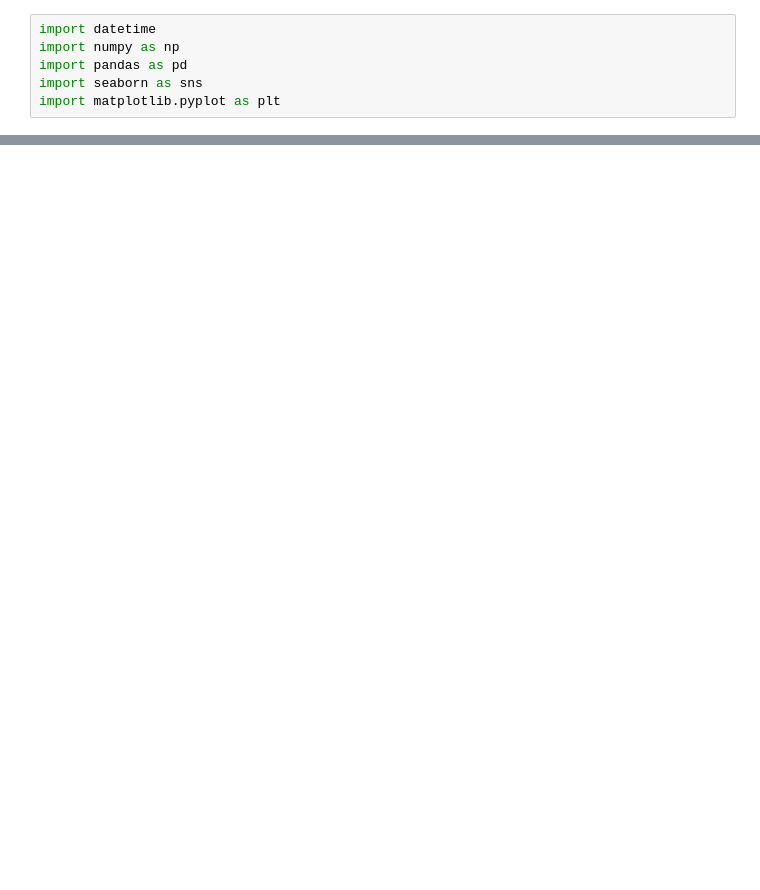
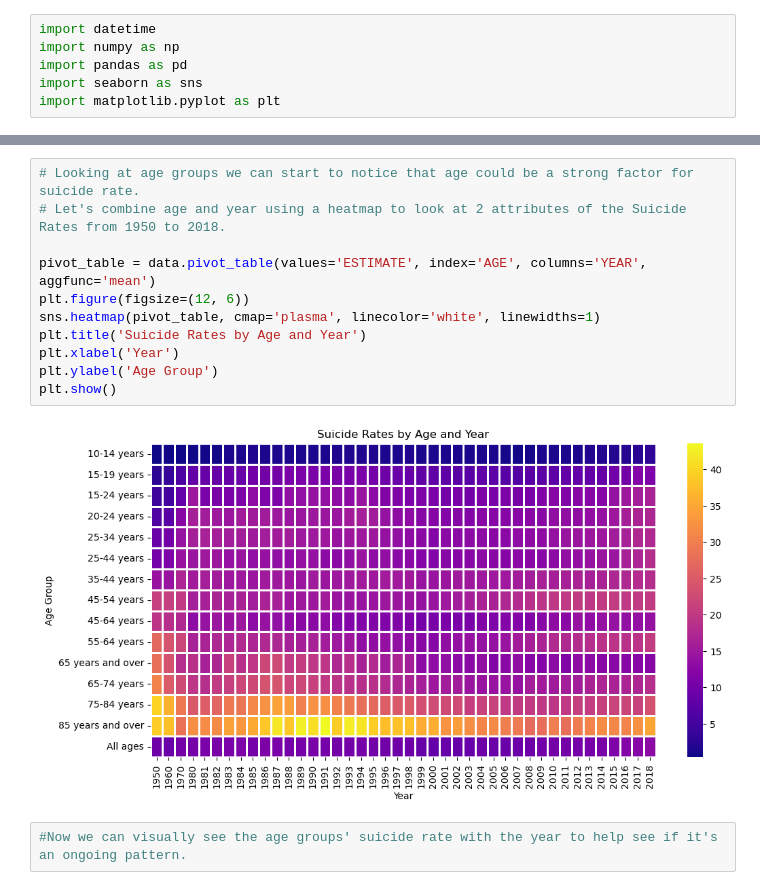
Before and after one commit to jaimelu/jaimelu.github.io, a Jupyter notebook: FinalProject.ipynb, the cells around one changed output, grey strips where cells are left out. Saved outputs shown, nothing was run; the diff lists cells and outputs as text; blank space fills up the shorter version.

```diff
--- a/FinalProject.ipynb
+++ b/FinalProject.ipynb
@@ -53,0 +82,15 @@ plt.show()
+# %%
+# Looking at age groups we can start to notice that age could be a strong factor for suicide rate.
+# Let's combine age and year using a heatmap to look at 2 attributes of the Suicide Rates from 1950 to 2018.
+
+pivot_table = data.pivot_table(values='ESTIMATE', index='AGE', columns='YEAR', aggfunc='mean')
+plt.figure(figsize=(12, 6))
+sns.heatmap(pivot_table, cmap='plasma', linecolor='white', linewidths=1)
+plt.title('Suicide Rates by Age and Year')
+plt.xlabel('Year')
+plt.ylabel('Age Group')
+plt.show()
+# %% [output]
+[figure, added]
+# %%
+#Now we can visually see the age groups' suicide rate with the year to help see if it's an ongoing pattern.
```
Also changed, not shown: parts of 4 cells of this notebook.
